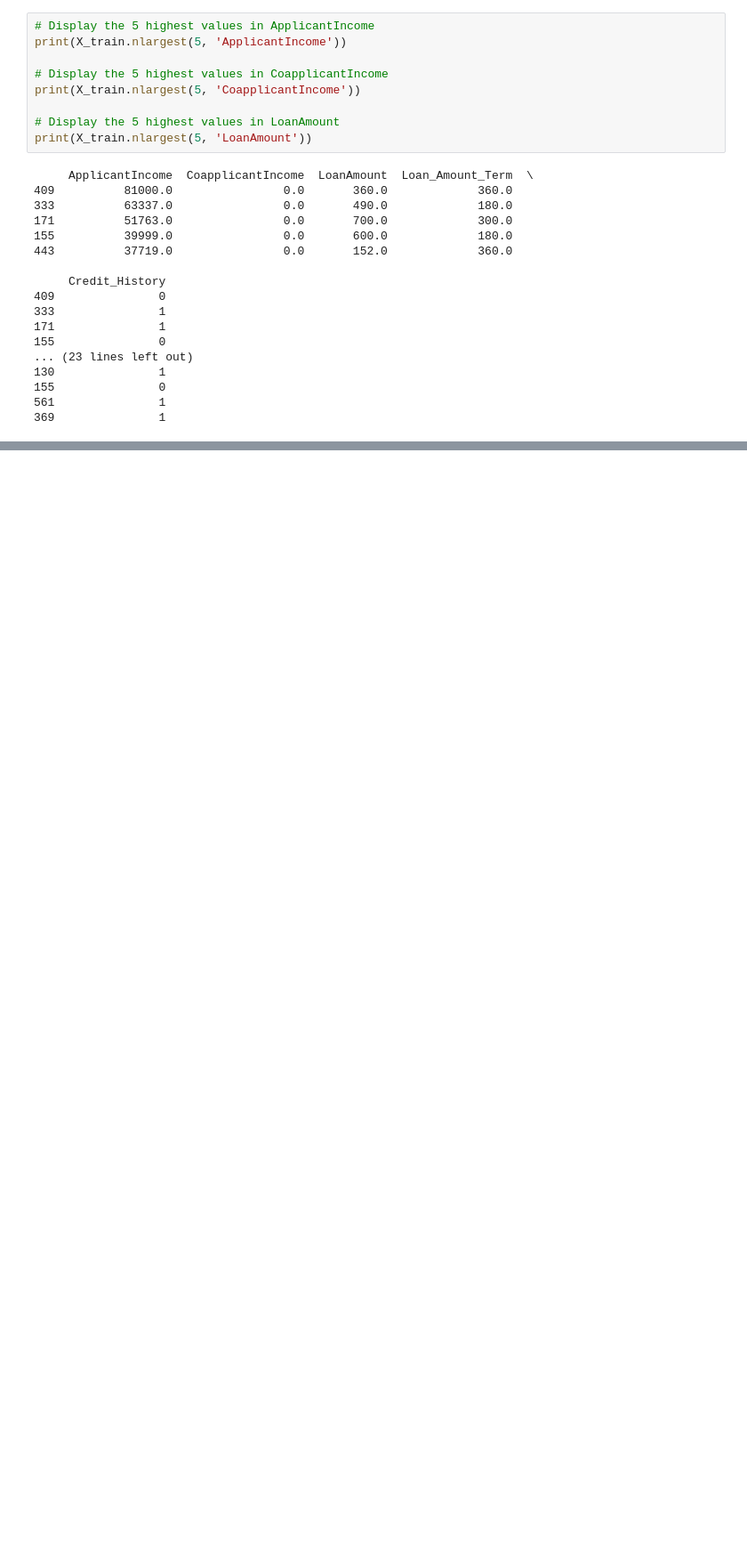
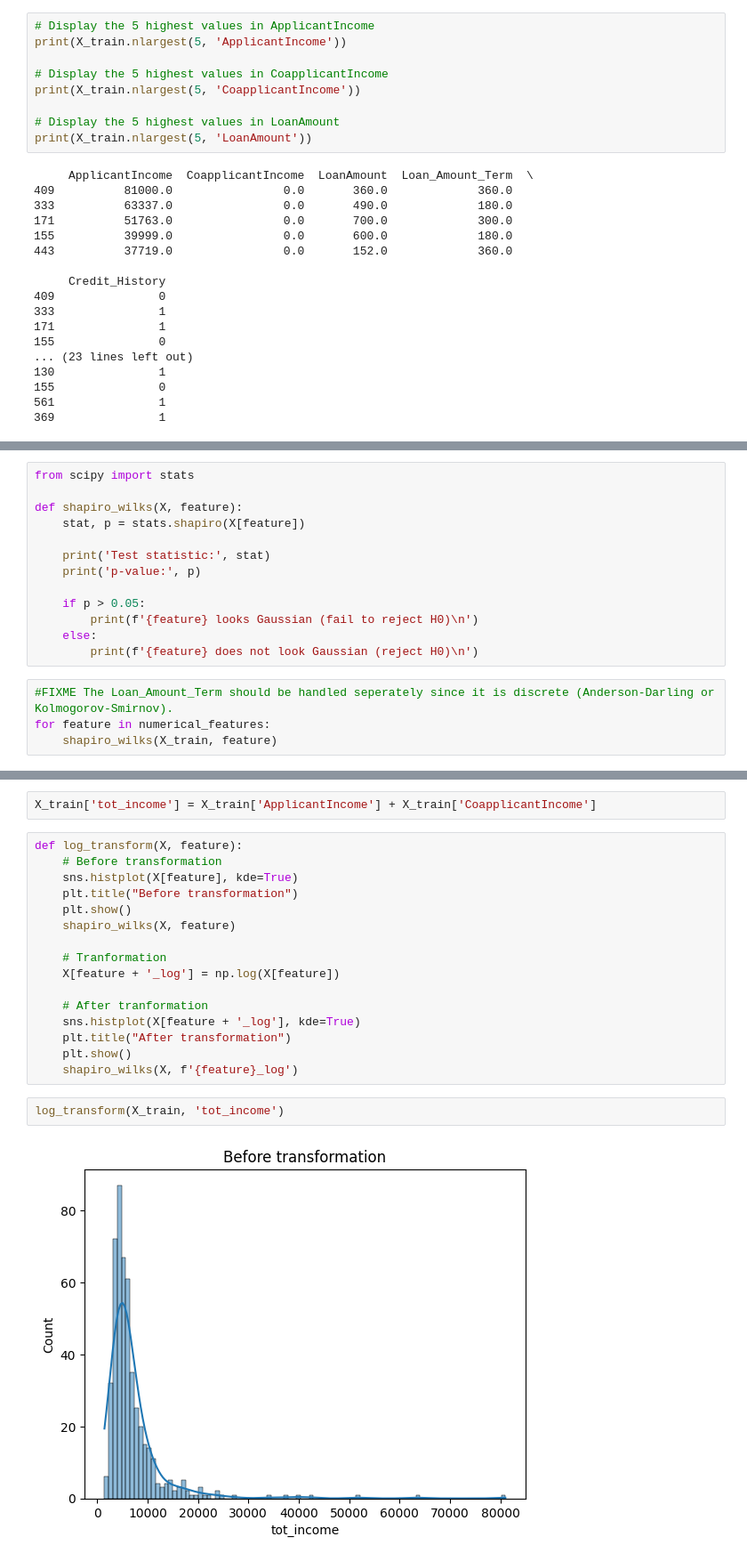
Before and after one commit to noamurphy/loan_approval_predictions, a Jupyter notebook: notebooks/instructions.ipynb, the cells around one changed output, grey strips where cells are left out. Shown at 89% size. Cells and saved outputs as stored; diff of their text form; blank space fills up the shorter version.

```diff
--- a/notebooks/instructions.ipynb
+++ b/notebooks/instructions.ipynb
@@ -333,0 +362,17 @@ The goal here is to create the pipeline that will take one row of our dataset an
+# %%
+from scipy import stats
+
+def shapiro_wilks(X, feature):
+    stat, p = stats.shapiro(X[feature])
+
+    print('Test statistic:', stat)
+    print('p-value:', p)
+
+    if p > 0.05:
+        print(f'{feature} looks Gaussian (fail to reject H0)\n')
+    else:
+        print(f'{feature} does not look Gaussian (reject H0)\n')
+# %%
+#FIXME The Loan_Amount_Term should be handled seperately since it is discrete (Anderson-Darling or Kolmogorov-Smirnov).
+for feature in numerical_features:
+    shapiro_wilks(X_train, feature)
@@ -333,0 +397,22 @@ The goal here is to create the pipeline that will take one row of our dataset an
+# %%
+X_train['tot_income'] = X_train['ApplicantIncome'] + X_train['CoapplicantIncome']
+# %%
+def log_transform(X, feature):
+    # Before transformation
+    sns.histplot(X[feature], kde=True)
+    plt.title("Before transformation")
+    plt.show()
+    shapiro_wilks(X, feature)
+
+    # Tranformation
+    X[feature + '_log'] = np.log(X[feature])
+
+    # After tranformation
+    sns.histplot(X[feature + '_log'], kde=True)
+    plt.title("After transformation")
+    plt.show()
+    shapiro_wilks(X, f'{feature}_log')
+# %%
+log_transform(X_train, 'tot_income')
+# %% [output]
+[figure, added]
```
Also changed, not shown: parts of 94 cells of this notebook, 2 other files.
